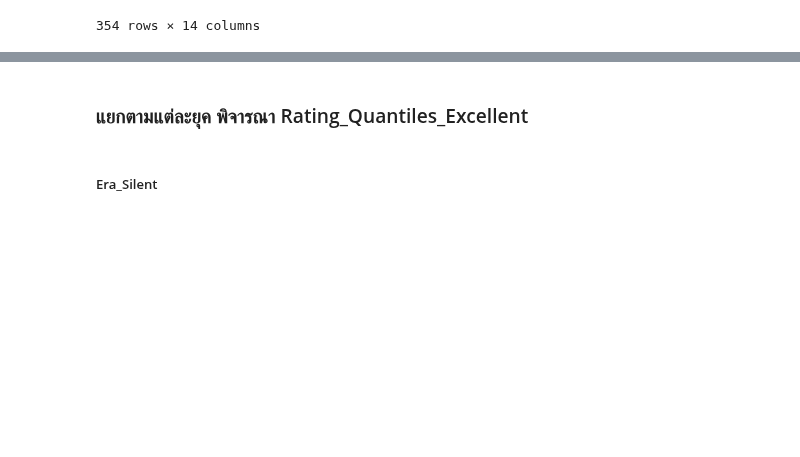
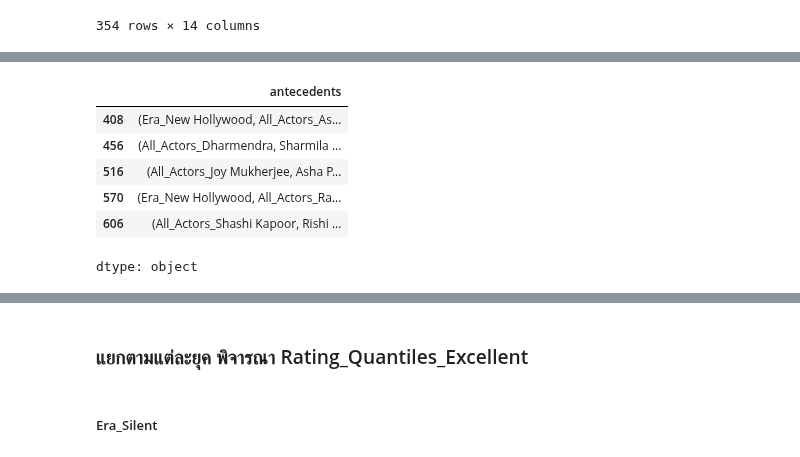
Before and after one commit to TKhahahah/BSC_DPDM2025, a Jupyter notebook: Ch4_Frequent_Patterns_(Association_Rules).ipynb, the cells around one changed output, grey strips where cells are left out. Drawn from its saved outputs; the diff is of its cells as text; code cells hidden in the pictures; blank space fills up the shorter version.

```diff
--- a/Ch4_Frequent_Patterns_(Association_Rules).ipynb
+++ b/Ch4_Frequent_Patterns_(Association_Rules).ipynb
@@ -1371,0 +1545,10 @@ rules[rules["antecedents"].astype(str).str.contains("Director") & \
+# %%
+A['antecedents']
+# %% [output]
+|  | antecedents |
+| 408 | (Era_New Hollywood, All_Actors_As... |
+| 456 | (All_Actors_Dharmendra, Sharmila ... |
+| 516 | (All_Actors_Joy Mukherjee, Asha P... |
+| 570 | (Era_New Hollywood, All_Actors_Ra... |
+| 606 | (All_Actors_Shashi Kapoor, Rishi ... |
+dtype: object
```
Also changed, not shown: parts of 23 cells of this notebook.
